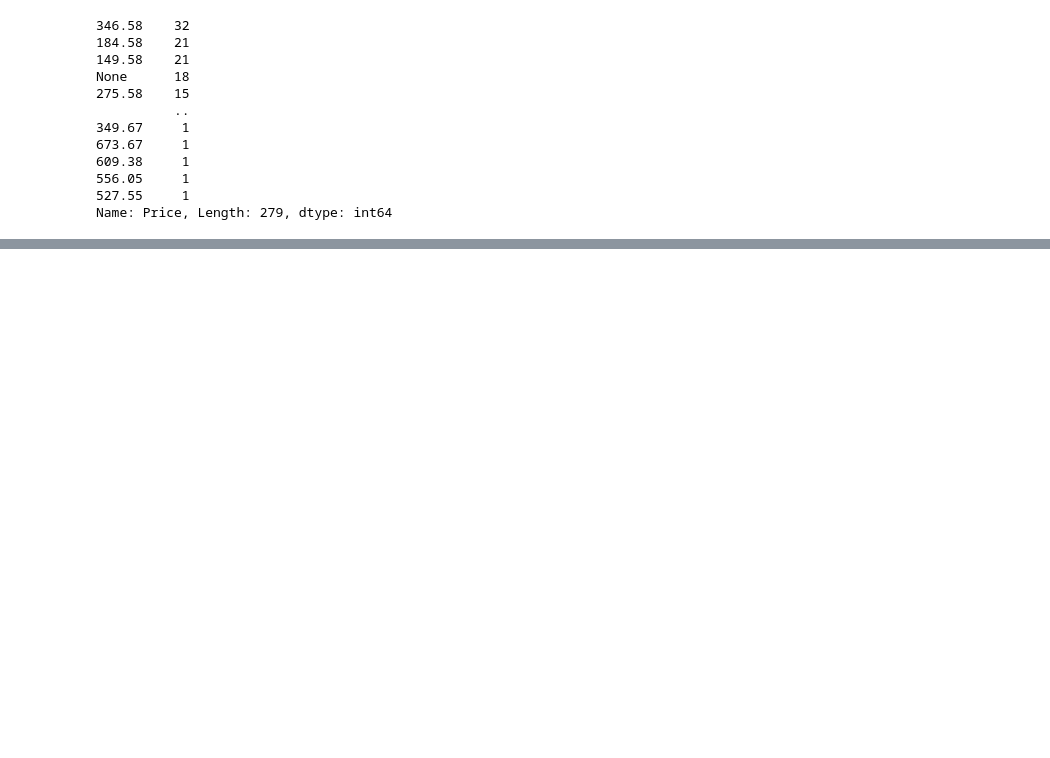
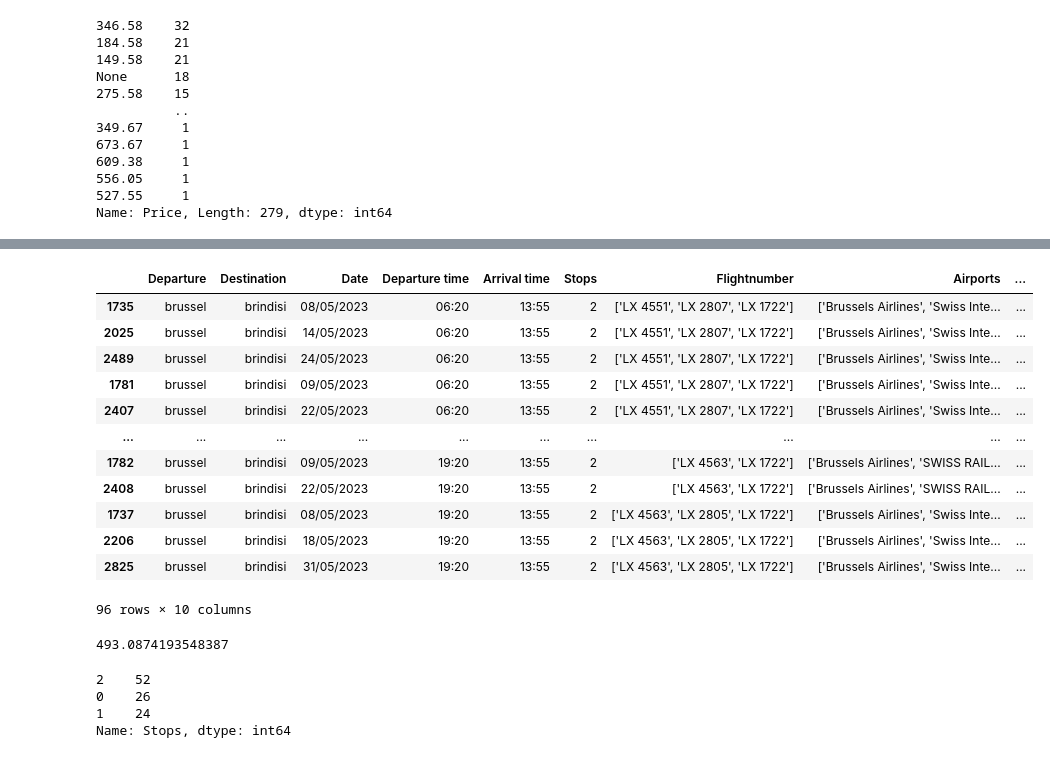
Before and after one commit to kyanamarckx/Data-Engineering-Project, a Jupyter notebook: notebooks/BrusselsAirlines.ipynb, the cells around one changed output, grey strips where cells are left out. Saved outputs shown, nothing was run; the diff lists cells and outputs as text; code cells hidden in the pictures; blank space fills up the shorter version.

```diff
--- a/notebooks/BrusselsAirlines.ipynb
+++ b/notebooks/BrusselsAirlines.ipynb
@@ -200,0 +227,35 @@ Name: Price, Length: 279, dtype: int64
+# %%
+BrusselBrindisiMei = df[(df["Destination"] == "brindisi") & (df["Date"].str.contains("/05/2023")) & (df["Price"] != "None")]
+BrusselBrindisiMeiVroegste = BrusselBrindisiMei.sort_values(by="Departure time")
+BrusselBrindisiMeiLaatste = BrusselBrindisiMei.sort_values(by="Departure time", ascending=False)
+
+BrusselBrindisiMeiVroegste
+# %% [output]
+|  | Departure | Destination | Date | Departure time | Arrival time | Stops | Flightnumber | Airports | ... |
+| 1735 | brussel | brindisi | 08/05/2023 | 06:20 | 13:55 | 2 | ['LX 4551', 'LX 2807', 'LX 1722'] | ['Brussels Airlines', 'Swiss Inte... | ... |
+| 2025 | brussel | brindisi | 14/05/2023 | 06:20 | 13:55 | 2 | ['LX 4551', 'LX 2807', 'LX 1722'] | ['Brussels Airlines', 'Swiss Inte... | ... |
+| 2489 | brussel | brindisi | 24/05/2023 | 06:20 | 13:55 | 2 | ['LX 4551', 'LX 2807', 'LX 1722'] | ['Brussels Airlines', 'Swiss Inte... | ... |
+| 1781 | brussel | brindisi | 09/05/2023 | 06:20 | 13:55 | 2 | ['LX 4551', 'LX 2807', 'LX 1722'] | ['Brussels Airlines', 'Swiss Inte... | ... |
+| 2407 | brussel | brindisi | 22/05/2023 | 06:20 | 13:55 | 2 | ['LX 4551', 'LX 2807', 'LX 1722'] | ['Brussels Airlines', 'Swiss Inte... | ... |
+| ... | ... | ... | ... | ... | ... | ... | ... | ... | ... |
+| 1782 | brussel | brindisi | 09/05/2023 | 19:20 | 13:55 | 2 | ['LX 4563', 'LX 1722'] | ['Brussels Airlines', 'SWISS RAIL... | ... |
+| 2408 | brussel | brindisi | 22/05/2023 | 19:20 | 13:55 | 2 | ['LX 4563', 'LX 1722'] | ['Brussels Airlines', 'SWISS RAIL... | ... |
+| 1737 | brussel | brindisi | 08/05/2023 | 19:20 | 13:55 | 2 | ['LX 4563', 'LX 2805', 'LX 1722'] | ['Brussels Airlines', 'Swiss Inte... | ... |
+| 2206 | brussel | brindisi | 18/05/2023 | 19:20 | 13:55 | 2 | ['LX 4563', 'LX 2805', 'LX 1722'] | ['Brussels Airlines', 'Swiss Inte... | ... |
+| 2825 | brussel | brindisi | 31/05/2023 | 19:20 | 13:55 | 2 | ['LX 4563', 'LX 2805', 'LX 1722'] | ['Brussels Airlines', 'Swiss Inte... | ... |
+96 rows × 10 columns
+# %%
+FaroPrijsApril = df[(df["Destination"] == "faro") & (df["Date"].str.contains("/04/2023")) & (df["Price"] != "None")]
+FaroPrijsAprilGemiddelde = FaroPrijsApril["Price"].astype(float).mean()
+FaroPrijsAprilGemiddelde
+# %% [output]
+493.0874193548387
+# %%
+TenerifeTussenstopsApril = df[(df["Destination"] == "tenerife") & (df["Date"].str.contains("/04/2023")) & (df["Price"] != "None")]
+TenerifeTussenstopsAantalApril = TenerifeTussenstopsApril["Stops"].value_counts()
+TenerifeTussenstopsAantalApril
+# %% [output]
+2    52
+0    26
+1    24
+Name: Stops, dtype: int64
```
Also changed, not shown: parts of 9 cells of this notebook, 2 other files.
